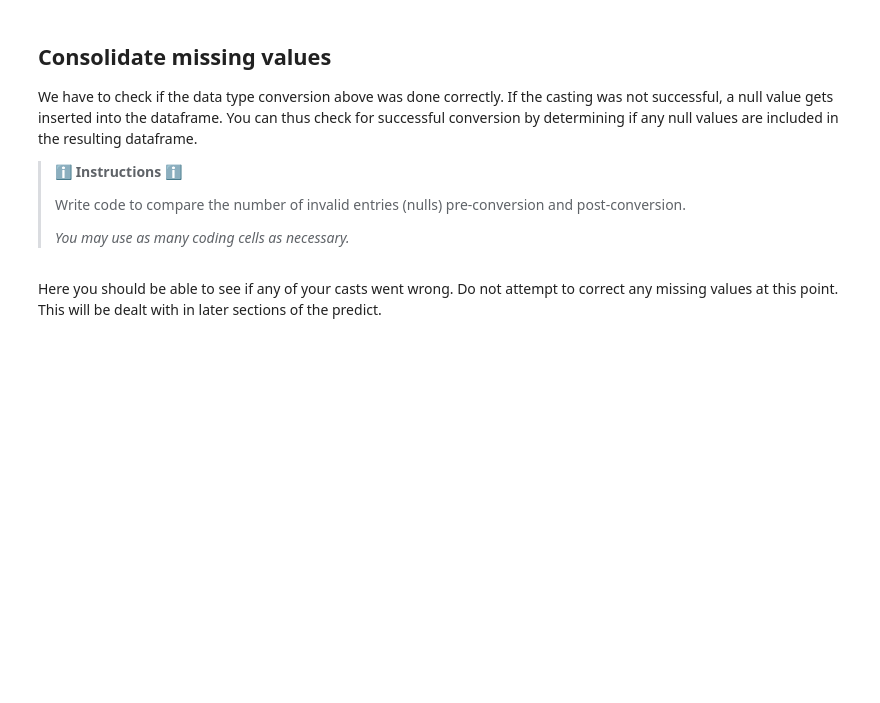
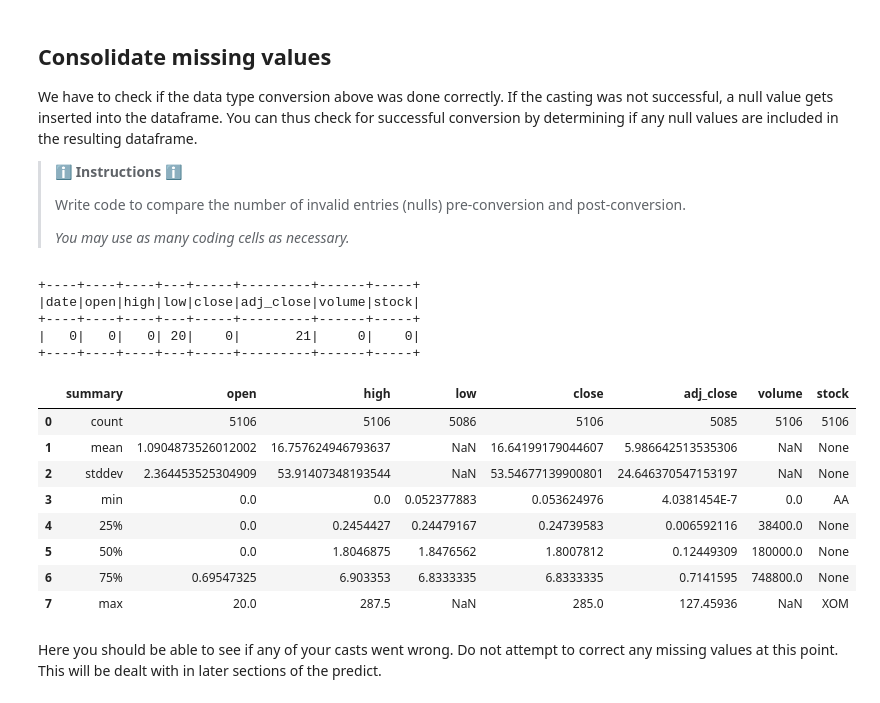
Before and after one commit to praisino/processing-big-data-predict, a Jupyter notebook: Task1_data_ingestion/Data_ingestion_student_version.ipynb, the cells around one changed output. Drawn from its saved outputs; the diff is of its cells as text; code cells hidden in the pictures; blank space fills up the shorter version.

```diff
--- a/Task1_data_ingestion/Data_ingestion_student_version.ipynb
+++ b/Task1_data_ingestion/Data_ingestion_student_version.ipynb
@@ -101,0 +157,13 @@ When working with big data, it is often not tenable to keep processing an entire
+# %%
+#TODO: Write your code here
+schema = StructType([StructField('date', StringType()),
+                    StructField('open', StringType()),
+                    StructField('high', StringType()),
+                    StructField('low', StringType()),
+                    StructField('close', StringType()),
+                    StructField('adj_close', StringType()),
+                    StructField('volume', StringType()),
+                    StructField('stock', StringType())])
+
+data = spark.createDataFrame(df, schema=schema)
+data.show(50,False)
@@ -138,0 +260,12 @@ Now that we have identified the number of missing values in the data set, we'll
+# %%
+#TODO: Write your code here
+
+data2 = data.withColumn("date",col("date").cast(DateType())) \
+    .withColumn("open",col("open").cast(FloatType())) \
+    .withColumn("high",col("high").cast(FloatType())) \
+    .withColumn("low",col("low").cast(FloatType())) \
+    .withColumn("close",col("close").cast(FloatType())) \
+    .withColumn("adj_close",col("adj_close").cast(FloatType())) \
+    .withColumn("volume",col("volume").cast(FloatType())) \
+    .withColumn("stock",col("stock").cast(StringType()))
+data2.printSchema()
@@ -152,3 +293,24 @@ If the casting was not successful, a null value gets inserted into the dataframe
+# %%
+#TODO: Write your code here
+data2.select(*(count(when(col(c).isNull(), c)).alias(c) for c in data2.columns)).show()
+# %% [output]
++----+----+----+---+-----+---------+------+-----+
+|date|open|high|low|close|adj_close|volume|stock|
++----+----+----+---+-----+---------+------+-----+
+|   0|   0|   0| 20|    0|       21|     0|    0|
++----+----+----+---+-----+---------+------+-----+
+# %%
+data2.summary().toPandas()
+# %% [output]
+|  | summary | open | high | low | close | adj_close | volume | stock |
+| 0 | count | 5106 | 5106 | 5086 | 5106 | 5085 | 5106 | 5106 |
+| 1 | mean | 1.0904873526012002 | 16.757624946793637 | NaN | 16.64199179044607 | 5.986642513535306 | NaN | None |
+| 2 | stddev | 2.364453525304909 | 53.91407348193544 | NaN | 53.54677139900801 | 24.646370547153197 | NaN | None |
+| 3 | min | 0.0 | 0.0 | 0.052377883 | 0.053624976 | 4.0381454E-7 | 0.0 | AA |
+| 4 | 25% | 0.0 | 0.2454427 | 0.24479167 | 0.24739583 | 0.006592116 | 38400.0 | None |
+| 5 | 50% | 0.0 | 1.8046875 | 1.8476562 | 1.8007812 | 0.12449309 | 180000.0 | None |
+| 6 | 75% | 0.69547325 | 6.903353 | 6.8333335 | 6.8333335 | 0.7141595 | 748800.0 | None |
+| 7 | max | 20.0 | 287.5 | NaN | 285.0 | 127.45936 | NaN | XOM |
 # %% [markdown]
 Here you should be able to see if any of your casts went wrong.
 Do not attempt to correct any missing values at this point. This will be dealt with in later sections of the predict.
```
Also changed, not shown: parts of 16 cells of this notebook, 2 other files.
